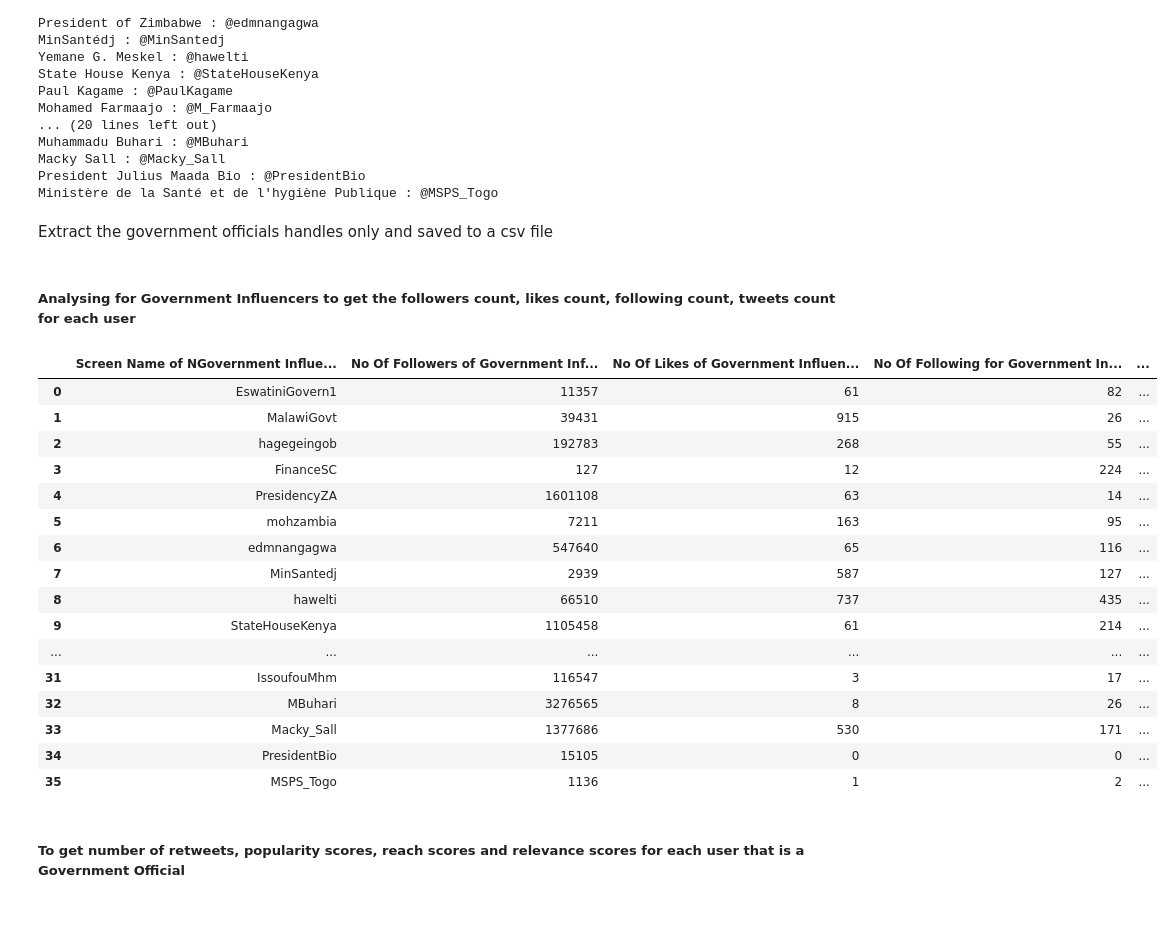
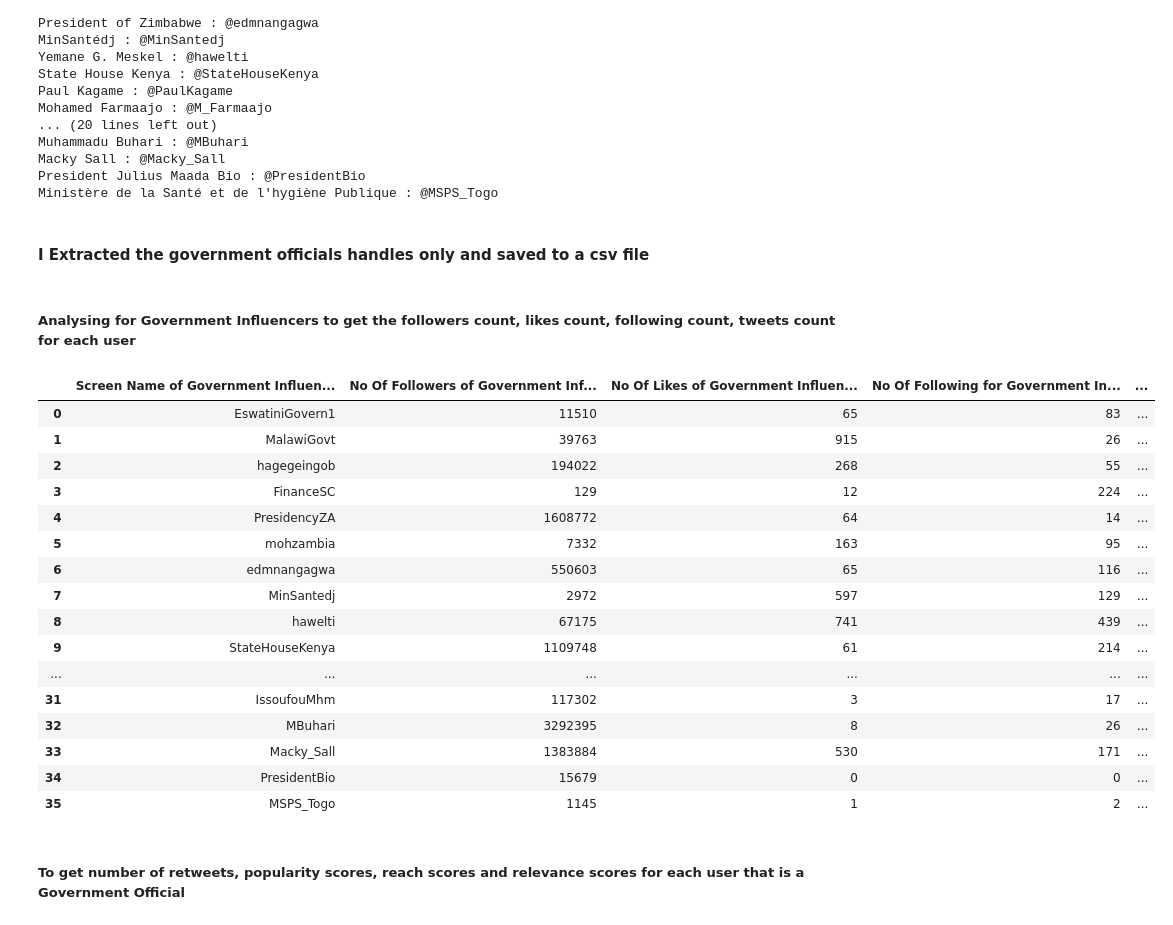
Before and after one commit to tijesunimiolashore/10academy_twitter_mining, a Jupyter notebook: Week_Challenge_1.ipynb, the cells around one changed output. Saved outputs shown, nothing was run; the diff lists cells and outputs as text; code cells hidden in the pictures.

```diff
--- a/Week_Challenge_1.ipynb
+++ b/Week_Challenge_1.ipynb
@@ -221,10 +213,10 @@ sorted_NonGov_Handles.to_csv(r'handles_NonGovs.csv', index=False)
 import tweepy
 import csv
 
-consumer_key = "LEnkxOKo2bK7AvMwV6AAYWqGT"
-consumer_secret = "hjSmWyHDe1TAoH82znysWVGRWQnKesj0mEEQ4OzWwj85za3vZD"
-access_token = "1246485711282462722-TUFdpIaMCWuuXeFulDLHNiNcOwk2oW"
-access_token_secret = "O5vgXF48dFWwSZTyBJwqr6SXz6BnQTMMp0KnaAVYoxuDM"
+consumer_key = "YNkViscToXknwxdHZlMet5ttL"
+consumer_secret = "CLYR7a7heJmDxdYL8ndSWy8iBjrzT7o6uosWCOw5PegqRpXLCo"
+access_token = "1246485711282462722-K6XVehSuGcLOhykJAh5o08t9Gjj91f"
+access_token_secret = "2ylVw2VqkhwmwhBnPWaZEl891FBzefDPokKcBpP6fj7uT"
 
 # Creating the authentication object
 auth = tweepy.OAuthHandler(consumer_key, consumer_secret)
@@ -430,7 +440,7 @@ Macky Sall : @Macky_Sall
 President Julius Maada Bio : @PresidentBio
 Ministère de la Santé et de l'hygiène Publique : @MSPS_Togo
 # %% [markdown]
-Extract the government officials handles only and saved to a csv file
+#### I Extracted the government officials handles only and saved to a csv file
 # %%
 from pandas import DataFrame
 df_handles_govInfluencers = DataFrame (gov_officials_twitter_handles,columns=['Handles of Government Officials'])
@@ -440,10 +450,10 @@ sorted_Gov_Handles.to_csv(r'handles_Govs.csv', index=False)
 import tweepy
 import csv
 
-consumer_key = "LEnkxOKo2bK7AvMwV6AAYWqGT"
-consumer_secret = "hjSmWyHDe1TAoH82znysWVGRWQnKesj0mEEQ4OzWwj85za3vZD"
-access_token = "1246485711282462722-TUFdpIaMCWuuXeFulDLHNiNcOwk2oW"
-access_token_secret = "O5vgXF48dFWwSZTyBJwqr6SXz6BnQTMMp0KnaAVYoxuDM"
+consumer_key = "YNkViscToXknwxdHZlMet5ttL"
+consumer_secret = "CLYR7a7heJmDxdYL8ndSWy8iBjrzT7o6uosWCOw5PegqRpXLCo"
+access_token = "1246485711282462722-K6XVehSuGcLOhykJAh5o08t9Gjj91f"
+access_token_secret = "2ylVw2VqkhwmwhBnPWaZEl891FBzefDPokKcBpP6fj7uT"
 
 # Creating the authentication object
 auth = tweepy.OAuthHandler(consumer_key, consumer_secret)
@@ -479,51 +489,51 @@ no_ofFollowing_Gov_Influentials = []
 no_ofTweetsCount_Gov_Influentials = []
 no_ofFollowers_Gov_Influentials = []
 no_ofRetweets_Gov_Influentials = []
 popularityscores_Gov_Influentials = []
 reachscores_Gov_Influentials = []
 
 for x in range(0, len(gov_officials_twitter_handles)):
 
     # The Twitter user who we want to get followers count for
     name = gov_officials_twitter_handles[x]
     try:
         # Calling the user_timeline function with our parameters
         results = api.get_user(id=name)
         screenname_Gov_Influentials.append(results.screen_name)
         no_ofFollowers_Gov_Influentials.append(results.followers_count)
         no_ofLikes_Gov_Influentials.append(results.favourites_count)
         no_ofFollowing_Gov_Influentials.append(results.friends_count)
         no_ofTweetsCount_Gov_Influentials.append(results.statuses_count)
     except tweepy.TweepError as e:
         continue
 
 from pandas import DataFrame
-df_screenname_govInfluencers = DataFrame(screenname_Gov_Influentials,columns=['Screen Name of NGovernment Influentials'])
+df_screenname_govInfluencers = DataFrame(screenname_Gov_Influentials,columns=['Screen Name of Government Influentials'])
 df_followerscount_govInfluencers = DataFrame(no_ofFollowers_Gov_Influentials,columns=['No Of Followers of Government Influentials'])
 df_likescount_govInfluencers = DataFrame(no_ofLikes_Gov_Influentials,columns=['No Of Likes of Government Influentials'])
 df_followingcount_govInfluencers = DataFrame(no_ofFollowing_Gov_Influentials,columns=['No Of Following for Government Influentials'])
 df_tweetscount_govInfluencers = DataFrame(no_ofTweetsCount_Gov_Influentials,columns=['No Of Tweets Shared for Government Influentials'])
 
 concatenated_list = pd.concat([df_screenname_govInfluencers, df_followerscount_govInfluencers,df_likescount_govInfluencers, df_followingcount_govInfluencers, df_tweetscount_govInfluencers], axis=1)
 concatenated_list
 # %% [output]
-|  | Screen Name of NGovernment Influe... | No Of Followers of Government Inf... | No Of Likes of Government Influen... | No Of Following for Government In... | ... |
-| 0 | EswatiniGovern1 | 11357 | 61 | 82 | ... |
-| 1 | MalawiGovt | 39431 | 915 | 26 | ... |
-| 2 | hagegeingob | 192783 | 268 | 55 | ... |
-| 3 | FinanceSC | 127 | 12 | 224 | ... |
-| 4 | PresidencyZA | 1601108 | 63 | 14 | ... |
-| 5 | mohzambia | 7211 | 163 | 95 | ... |
-| 6 | edmnangagwa | 547640 | 65 | 116 | ... |
-| 7 | MinSantedj | 2939 | 587 | 127 | ... |
-| 8 | hawelti | 66510 | 737 | 435 | ... |
-| 9 | StateHouseKenya | 1105458 | 61 | 214 | ... |
+|  | Screen Name of Government Influen... | No Of Followers of Government Inf... | No Of Likes of Government Influen... | No Of Following for Government In... | ... |
+| 0 | EswatiniGovern1 | 11510 | 65 | 83 | ... |
+| 1 | MalawiGovt | 39763 | 915 | 26 | ... |
+| 2 | hagegeingob | 194022 | 268 | 55 | ... |
+| 3 | FinanceSC | 129 | 12 | 224 | ... |
+| 4 | PresidencyZA | 1608772 | 64 | 14 | ... |
+| 5 | mohzambia | 7332 | 163 | 95 | ... |
+| 6 | edmnangagwa | 550603 | 65 | 116 | ... |
+| 7 | MinSantedj | 2972 | 597 | 129 | ... |
+| 8 | hawelti | 67175 | 741 | 439 | ... |
+| 9 | StateHouseKenya | 1109748 | 61 | 214 | ... |
 | ... | ... | ... | ... | ... | ... |
-| 31 | IssoufouMhm | 116547 | 3 | 17 | ... |
-| 32 | MBuhari | 3276565 | 8 | 26 | ... |
-| 33 | Macky_Sall | 1377686 | 530 | 171 | ... |
-| 34 | PresidentBio | 15105 | 0 | 0 | ... |
-| 35 | MSPS_Togo | 1136 | 1 | 2 | ... |
+| 31 | IssoufouMhm | 117302 | 3 | 17 | ... |
+| 32 | MBuhari | 3292395 | 8 | 26 | ... |
+| 33 | Macky_Sall | 1383884 | 530 | 171 | ... |
+| 34 | PresidentBio | 15679 | 0 | 0 | ... |
+| 35 | MSPS_Togo | 1145 | 1 | 2 | ... |
 # %% [markdown]
 ##### To get number of retweets, popularity scores, reach scores and relevance scores for each user that is a Government Official
 # %%
```
Also changed, not shown: parts of 20 cells of this notebook, 3 other files.
